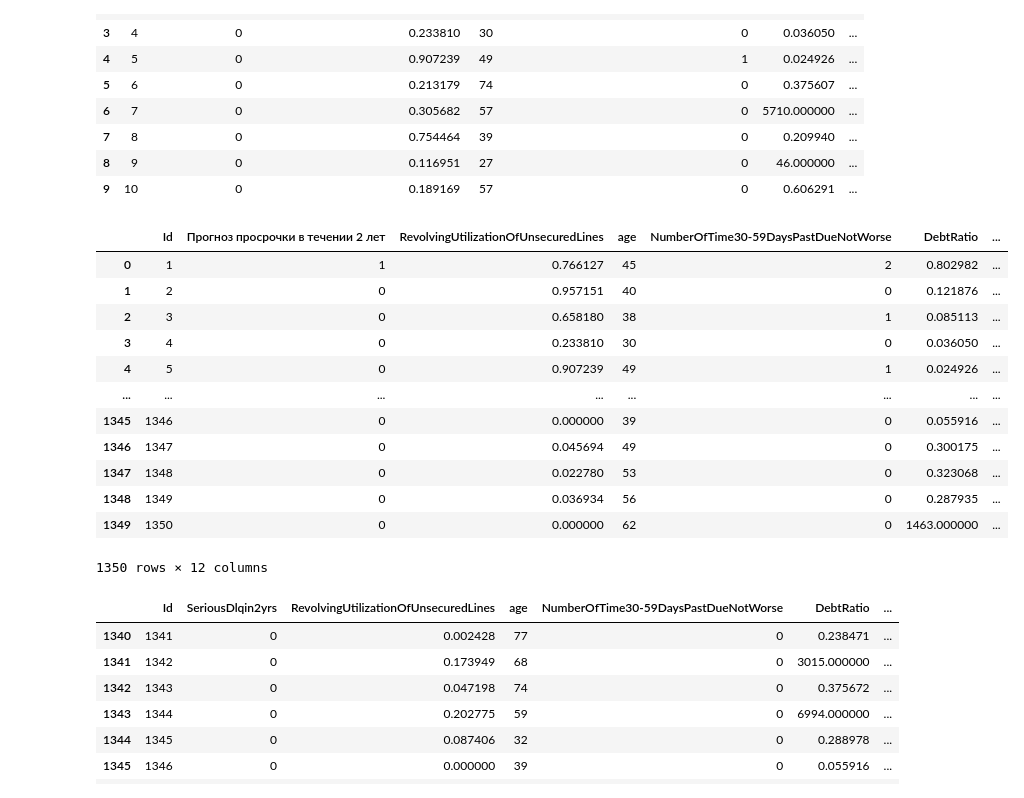
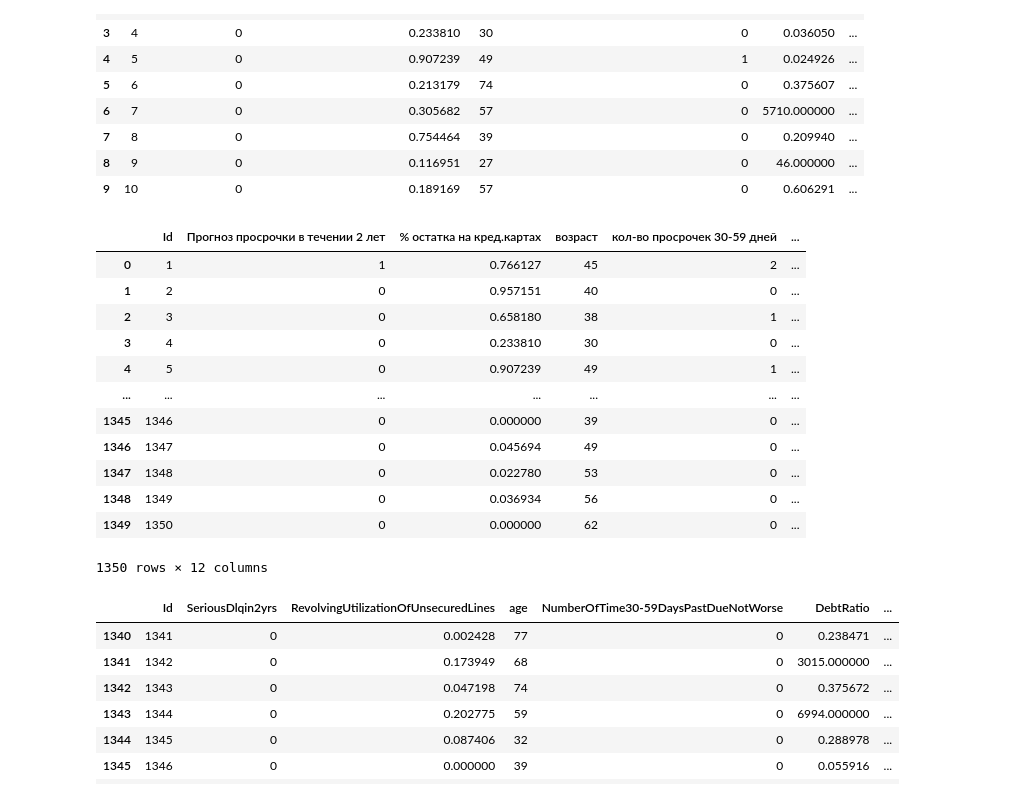
Before and after one commit to kimve1969/mgu_ds_cours, a Jupyter notebook: semestr 2.1/task 1/semestr_2_1_task_1.ipynb, the cells around one changed output. Drawn from its saved outputs; the diff is of its cells as text; code cells hidden in the pictures.

```diff
--- a/semestr 2.1/task 1/semestr_2_1_task_1.ipynb
+++ b/semestr 2.1/task 1/semestr_2_1_task_1.ipynb
@@ -40,22 +40,24 @@ df.head(10)
 # %%
 df.rename(columns={'SeriousDlqin2yrs':'Прогноз просрочки в течении 2 лет',
                    'RevolvingUtilizationOfUnsecuredLines':'% остатка на кред.картах',
                    'age':'возраст',
-                   'NumberOfTime30-59DaysPastDueNotWorse':'кол-во просрочек 30-59 дней'}, inplace=True)
+                   'NumberOfTime30-59DaysPastDueNotWorse':'кол-во просрочек 30-59 дней',
+                   'DebtRatio':'% платежей от долга или абс.платеж',
+                   'MonthlyIncome':'Месячный доход'}, inplace=True)
 df
 # %% [output]
-|  | Id | Прогноз просрочки в течении 2 лет | RevolvingUtilizationOfUnsecuredLines | age | NumberOfTime30-59DaysPastDueNotWorse | DebtRatio | ... |
-| 0 | 1 | 1 | 0.766127 | 45 | 2 | 0.802982 | ... |
-| 1 | 2 | 0 | 0.957151 | 40 | 0 | 0.121876 | ... |
-| 2 | 3 | 0 | 0.658180 | 38 | 1 | 0.085113 | ... |
-| 3 | 4 | 0 | 0.233810 | 30 | 0 | 0.036050 | ... |
-| 4 | 5 | 0 | 0.907239 | 49 | 1 | 0.024926 | ... |
-| ... | ... | ... | ... | ... | ... | ... | ... |
-| 1345 | 1346 | 0 | 0.000000 | 39 | 0 | 0.055916 | ... |
-| 1346 | 1347 | 0 | 0.045694 | 49 | 0 | 0.300175 | ... |
-| 1347 | 1348 | 0 | 0.022780 | 53 | 0 | 0.323068 | ... |
-| 1348 | 1349 | 0 | 0.036934 | 56 | 0 | 0.287935 | ... |
-| 1349 | 1350 | 0 | 0.000000 | 62 | 0 | 1463.000000 | ... |
+|  | Id | Прогноз просрочки в течении 2 лет | % остатка на кред.картах | возраст | кол-во просрочек 30-59 дней | ... |
+| 0 | 1 | 1 | 0.766127 | 45 | 2 | ... |
+| 1 | 2 | 0 | 0.957151 | 40 | 0 | ... |
+| 2 | 3 | 0 | 0.658180 | 38 | 1 | ... |
+| 3 | 4 | 0 | 0.233810 | 30 | 0 | ... |
+| 4 | 5 | 0 | 0.907239 | 49 | 1 | ... |
+| ... | ... | ... | ... | ... | ... | ... |
+| 1345 | 1346 | 0 | 0.000000 | 39 | 0 | ... |
+| 1346 | 1347 | 0 | 0.045694 | 49 | 0 | ... |
+| 1347 | 1348 | 0 | 0.022780 | 53 | 0 | ... |
+| 1348 | 1349 | 0 | 0.036934 | 56 | 0 | ... |
+| 1349 | 1350 | 0 | 0.000000 | 62 | 0 | ... |
 1350 rows × 12 columns
 # %%
 df.tail(10)
```
